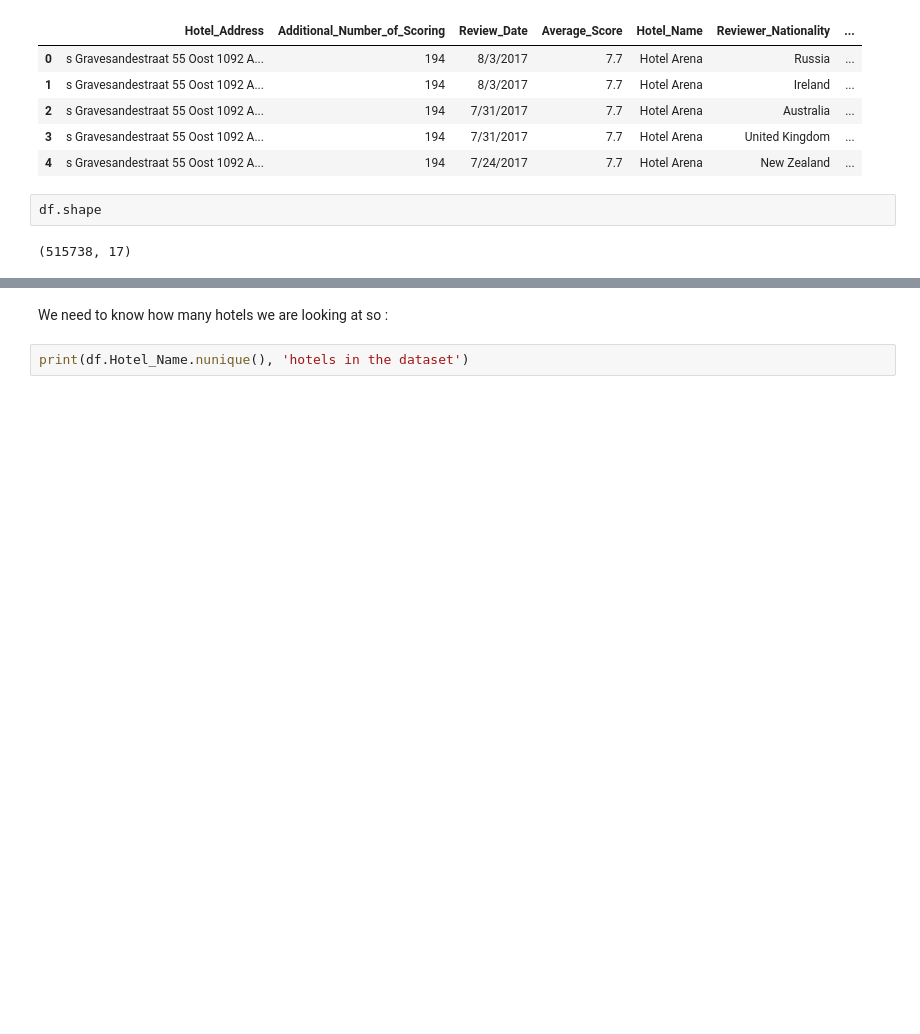
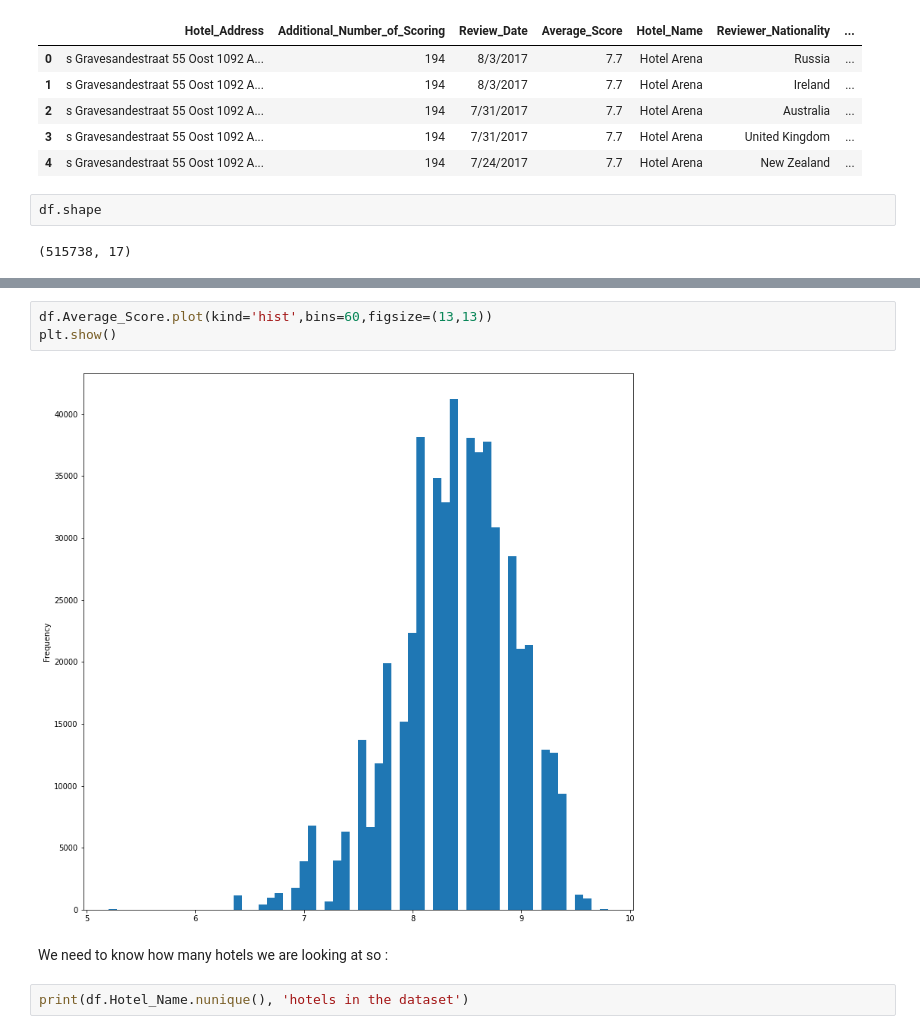
Before and after one commit to ArvindRajen/Conceptual_Analysis, a Jupyter notebook: Hotel_Reviews_EDA.ipynb, the cells around one changed output, grey strips where cells are left out. Cells and saved outputs as stored; diff of their text form; blank space fills up the shorter version.

```diff
--- a/Hotel_Reviews_EDA.ipynb
+++ b/Hotel_Reviews_EDA.ipynb
@@ -29,3 +44,8 @@ df.shape
+# %%
+df.Average_Score.plot(kind='hist',bins=60,figsize=(13,13))
+plt.show()
+# %% [output]
+[figure, added]
 # %% [markdown]
 We need to know how many hotels we are looking at so :
 # %%
```
Also changed, not shown: parts of 4 cells of this notebook.
